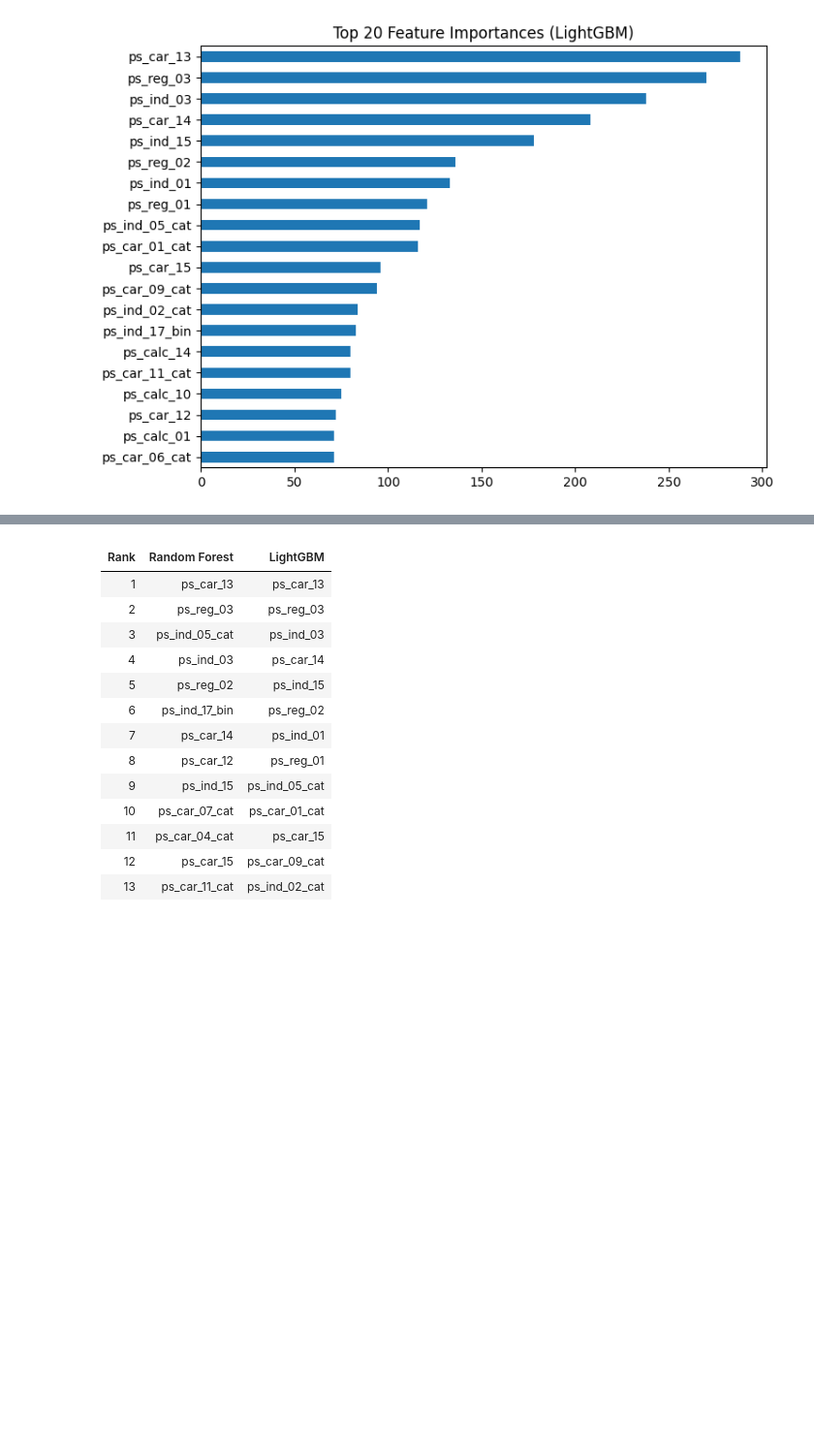
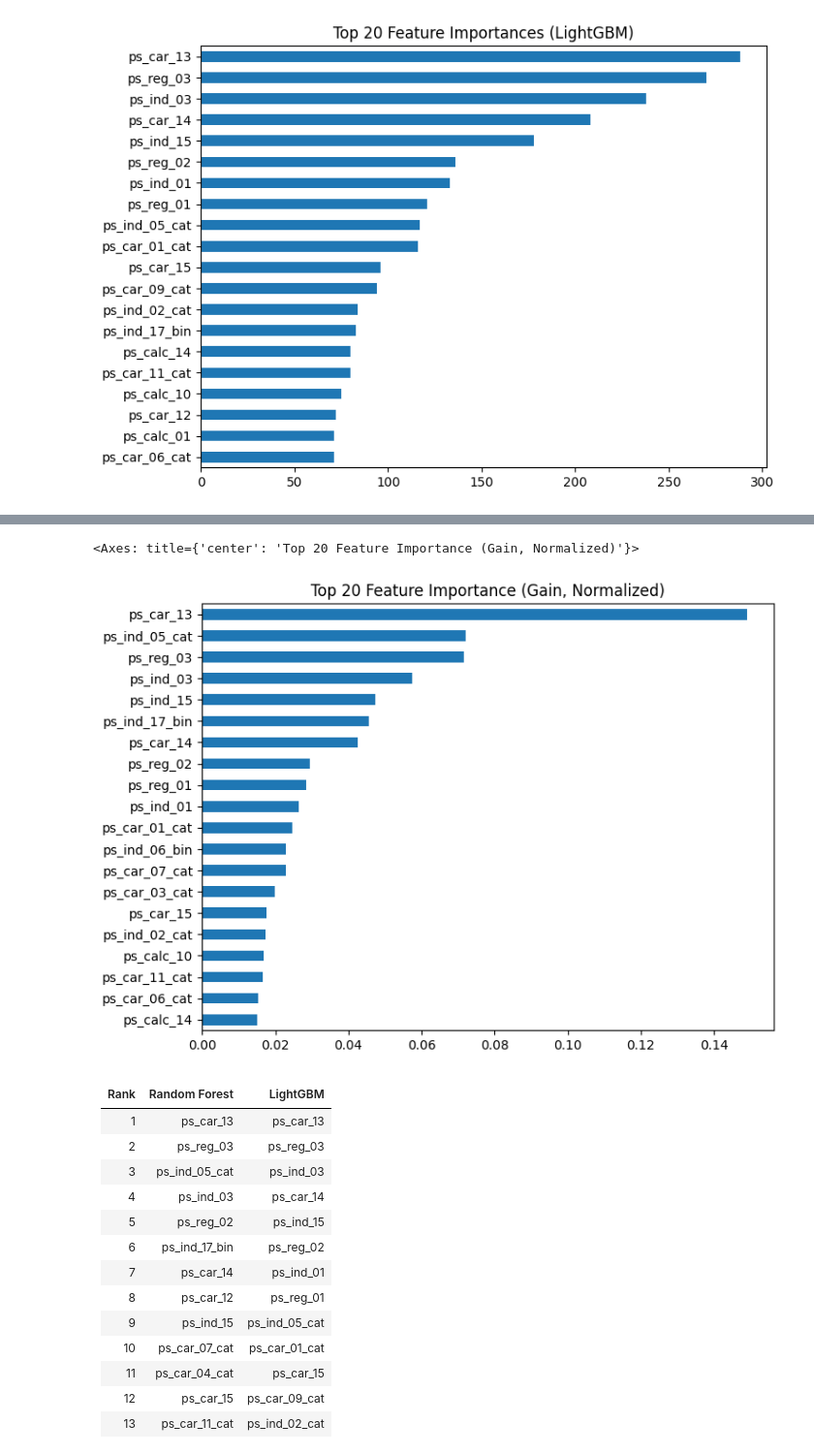
Before and after one commit to somanole/ds-safe-driver-prediction, a Jupyter notebook: LightGBM-NMG.ipynb, the cells around one changed output, grey strips where cells are left out. Shown at 97% size. Drawn from its saved outputs; the diff is of its cells as text; code cells hidden in the pictures; blank space fills up the shorter version.

```diff
--- a/LightGBM-NMG.ipynb
+++ b/LightGBM-NMG.ipynb
@@ -135,3 +137,13 @@ top20.sort_values().plot(kind="barh", figsize=(8,6), title="Top 20 Feature Impor
 plt.show()
 # %% [output]
 [figure]
+# %%
+importances_gain = pd.Series(
+    lgbm.booster_.feature_importance(importance_type="gain"),
+    index=X.columns
+)
+
+importances_gain_norm = importances_gain / importances_gain.sum()
+
+top20_gain = importances_gain_norm.sort_values(ascending=False).head(20)
+top20_gain
@@ -138,3 +168,8 @@ plt.show()
+# %%
+top20_gain.sort_values().plot(kind="barh", figsize=(8,6), title="Top 20 Feature Importance (Gain, Normalized)")
+# %% [output]
+<Axes: title={'center': 'Top 20 Feature Importance (Gain, Normalized)'}>
+[figure, added]
 # %% [markdown]
 | Rank | Random Forest | LightGBM      |
 | ---- | ------------- | ------------- |
```
Also changed, not shown: parts of 12 cells of this notebook.
